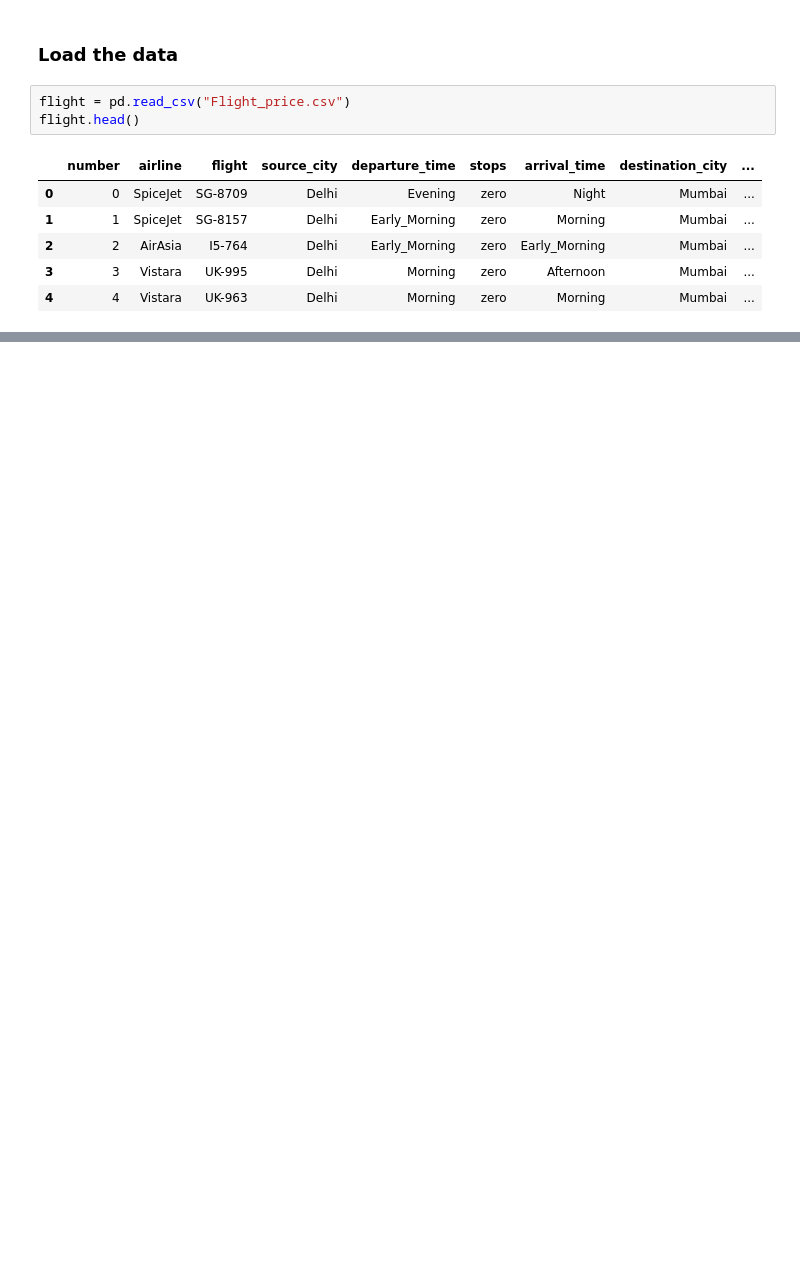
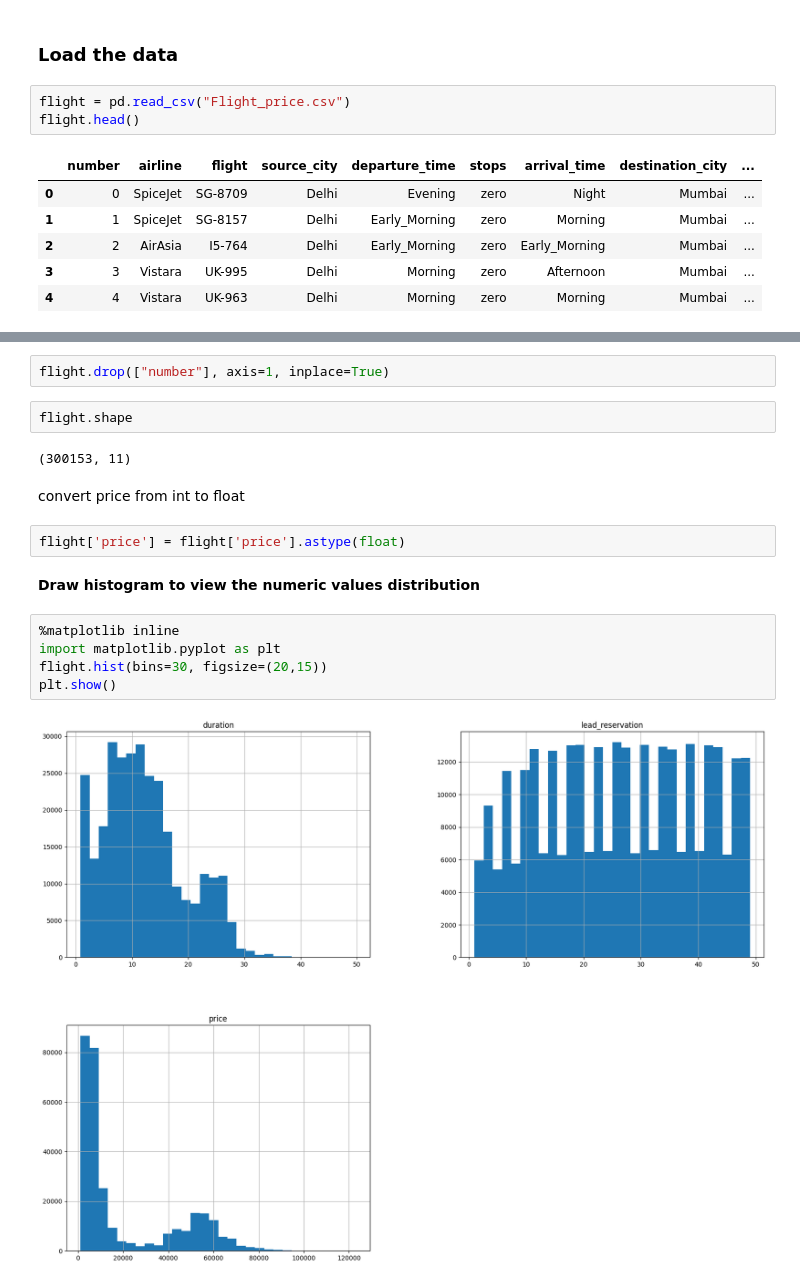
Before and after one commit to dhasaf/Classification, a Jupyter notebook: FlightPricePrediction.ipynb, the cells around one changed output, grey strips where cells are left out. Drawn from its saved outputs; the diff is of its cells as text; blank space fills up the shorter version.

```diff
--- a/FlightPricePrediction.ipynb
+++ b/FlightPricePrediction.ipynb
@@ -32,0 +121,19 @@ flight.head()
+# %%
+flight.drop(["number"], axis=1, inplace=True)
+# %%
+flight.shape
+# %% [output]
+(300153, 11)
+# %% [markdown]
+convert price from int to float
+# %%
+flight['price'] = flight['price'].astype(float)
+# %% [markdown]
+**Draw histogram to view the numeric values distribution**
+# %%
+%matplotlib inline
+import matplotlib.pyplot as plt
+flight.hist(bins=30, figsize=(20,15))
+plt.show()
+# %% [output]
+[figure, added]
```
Also changed, not shown: parts of 35 cells of this notebook.
